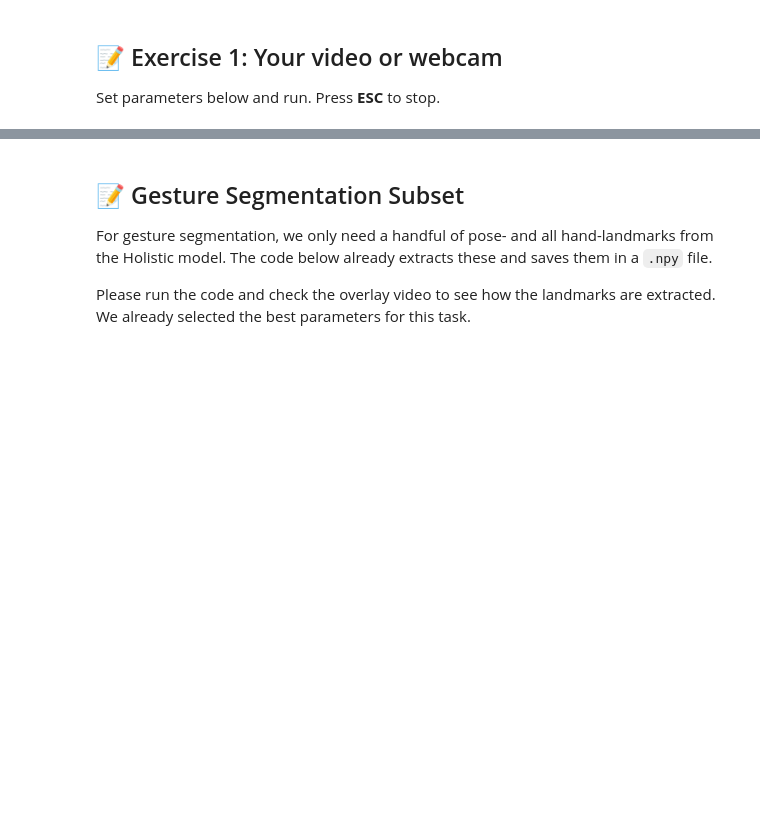
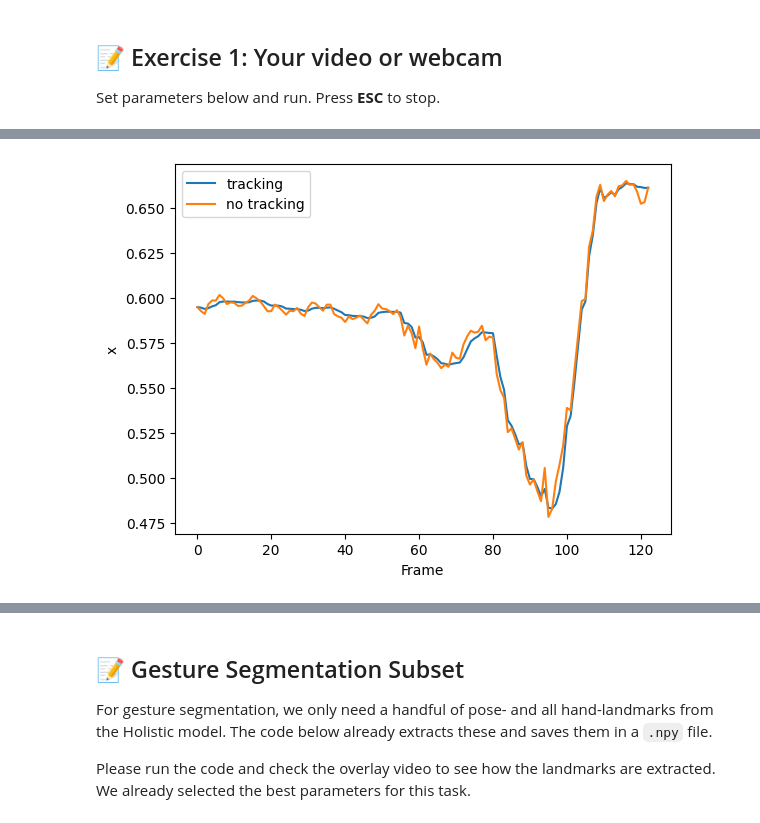
Before and after one commit to EsamGhaleb/medal_workshop_on_multimodal_interaction, a Jupyter notebook: Day1/Mediapipe_Pose_Tutorial.ipynb, the cells around one changed output, grey strips where cells are left out. Cells and saved outputs as stored; diff of their text form; code cells hidden in the pictures; blank space fills up the shorter version.

```diff
--- a/Day1/Mediapipe_Pose_Tutorial.ipynb
+++ b/Day1/Mediapipe_Pose_Tutorial.ipynb
@@ -98,6 +158,7 @@ def run_inference(source, model='holistic', model_complexity=1, enable_tracking=
 Set parameters below and run. Press **ESC** to stop.
 # %%
 VIDEO_SOURCE="input_videos/salma_hayek_short.mp4"          # 0 for webcam or 'my_video.mp4' (specify the path to your video file)
+OUTPUT_BASE_NAME = 'webcam'  if VIDEO_SOURCE == 0 else Path(VIDEO_SOURCE).stem
 MODEL='holistic'        # 'pose' or 'holistic'
 MODEL_COMPLEXITY=2      # 0,1,2
 ENABLE_TRACKING=True    # smoothing
@@ -105,5 +166,5 @@ SAVE_OVERLAY=True
 
 kpts, overlay = run_inference(VIDEO_SOURCE, MODEL, MODEL_COMPLEXITY,
                               ENABLE_TRACKING, SAVE_OVERLAY)
-print('Keypoints shape:', kpts.shape)
+print('Keypoints shape :', kpts.shape)
 if overlay: print('Overlay saved to', overlay)
@@ -154,0 +197,17 @@ if overlay: print('Overlay saved to', overlay)
+# %%
+# --- Trajectory comparison ---
+import matplotlib.pyplot as plt
+nose = mp_pose.PoseLandmark.LEFT_THUMB if MODEL == 'pose' else mp_holistic.PoseLandmark.LEFT_THUMB
+kpts_track = np.load('Mediapipe_results/{}_model_{}_track_True_comp_{}_kpts.npy'.format(
+    OUTPUT_BASE_NAME, MODEL, MODEL_COMPLEXITY))
+kpts_no   = np.load('Mediapipe_results/{}_model_{}_track_False_comp_{}_kpts.npy'.format(
+    OUTPUT_BASE_NAME, MODEL, MODEL_COMPLEXITY))
+# select the minimum number of frames
+kpts_track = kpts_track[:min(kpts_track.shape[0], kpts_no.shape[0])]
+kpts_no   = kpts_no[:min(kpts_track.shape[0], kpts_no.shape[0])]
+t = np.arange(kpts_track.shape[0])
+plt.plot(t, kpts_track[:, nose, 0], label='tracking')
+plt.plot(t, kpts_no[:, nose, 0], label='no tracking')
+plt.legend(); plt.xlabel('Frame'); plt.ylabel('x'); plt.show()
+# %% [output]
+[figure, added]
```
Also changed, not shown: parts of 17 cells of this notebook, 1 other file.
